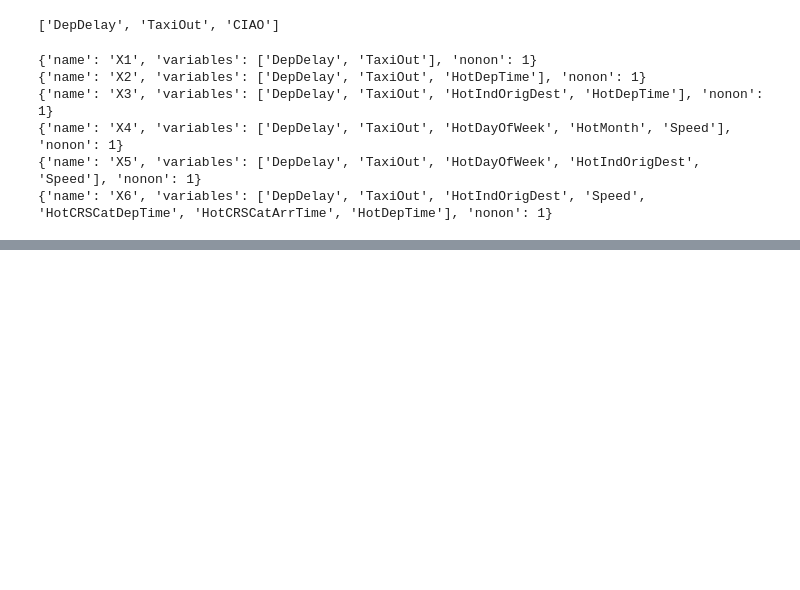
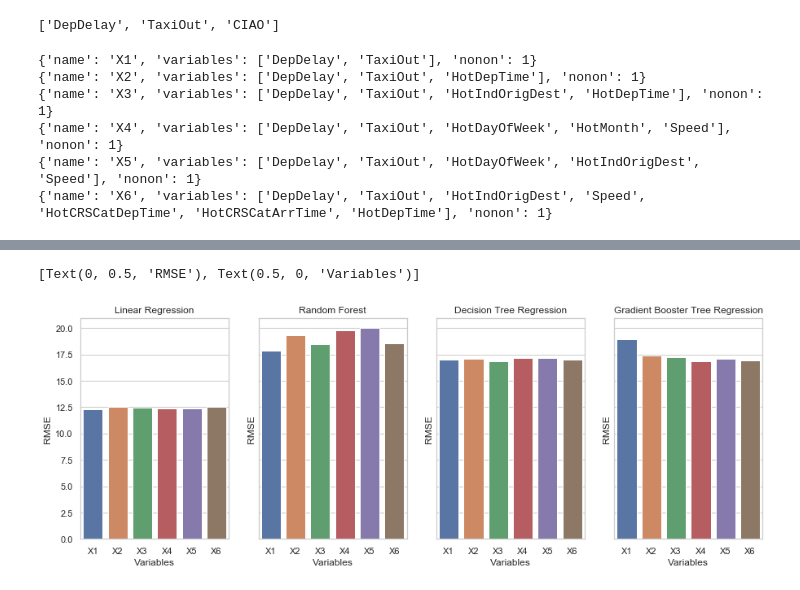
Before and after one commit to LorenzoFramba/Flight_Delay_Prediction, a Jupyter notebook: DataValidation.ipynb, the cells around one changed output, grey strips where cells are left out. Cells and saved outputs as stored; diff of their text form; code cells hidden in the pictures; blank space fills up the shorter version.

Commit message:
adding visualization

```diff
--- a/DataValidation.ipynb
+++ b/DataValidation.ipynb
@@ -373,0 +435,29 @@ LINEAR REGRESSION MODEL
+# %%
+
+#RMSE
+
+
+fig, axes = plt.subplots(1, 4, figsize=(15, 5), sharey=True)
+#fig.suptitle('Comparing R2 per each model')
+
+
+sns.barplot(ax=axes[0], x=DF.name, y=DF.rmseLR)
+axes[0].set_title('Linear Regression')
+axes[0].set(xlabel='Variables', ylabel='RMSE')
+
+
+sns.barplot(ax=axes[1], x=DF.name, y=DF.rmseRF)
+axes[1].set_title('Random Forest')
+axes[1].set(xlabel='Variables',ylabel='RMSE')
+
+
+sns.barplot(ax=axes[2], x=DF.name, y=DF.rmseDT)
+axes[2].set_title('Decision Tree Regression')
+axes[2].set(xlabel='Variables',ylabel='RMSE')
+
+sns.barplot(ax=axes[3], x=DF.name, y=DF.rmseGBR)
+axes[3].set_title('Gradient Booster Tree Regression')
+axes[3].set(xlabel='Variables',ylabel='RMSE')
+# %% [output]
+[Text(0, 0.5, 'RMSE'), Text(0.5, 0, 'Variables')]
+[figure, added]
```
Also changed, not shown: parts of 7 cells of this notebook, 3 other files.
